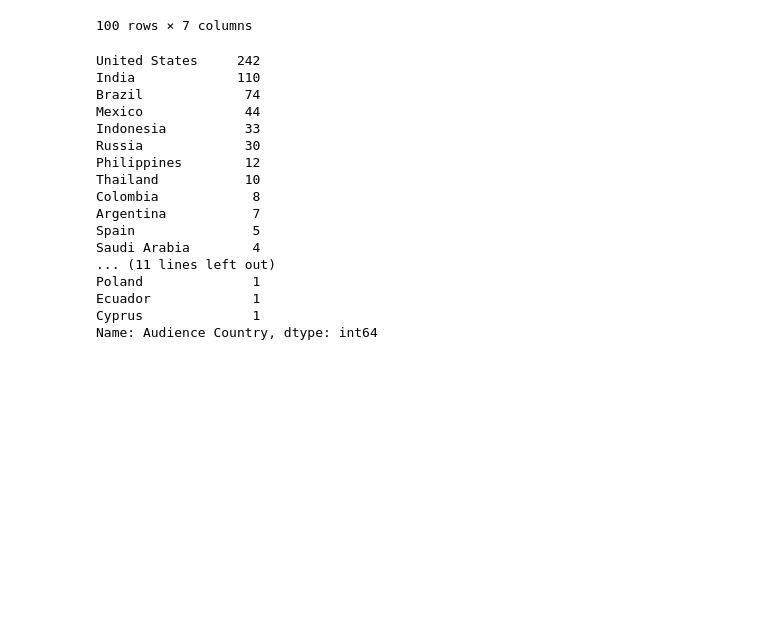
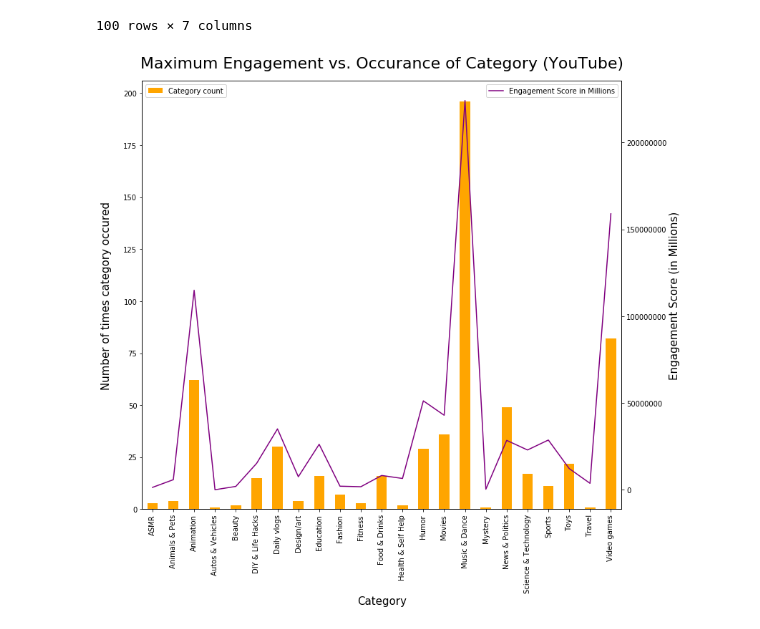
Before and after one commit to mark-m0/Project-1, a Jupyter notebook: SocialInfluencer.ipynb, the cells around one changed output. Saved outputs shown, nothing was run; the diff lists cells and outputs as text; code cells hidden in the pictures; blank space fills up the shorter version.

Commit message:
add the script for Maximum Engagement vs. Occurance of Category (YouTube)

```diff
--- a/SocialInfluencer.ipynb
+++ b/SocialInfluencer.ipynb
@@ -210,23 +213,27 @@ display(youtubeFile_2)
 | 98 | 99 | ABP News | 32300000 | 9,850,740,503 | 209351.0 | People & Blogs | 2012 |
 | 99 | 100 | Desi Music Factory | 32200000 | 9,115,577,588 | 122.0 | Music | 2014 |
 100 rows × 7 columns
-# %%
-clean_yt['Audience Country'].value_counts()
-# %% [output]
-United States     242
-India             110
-Brazil             74
-Mexico             44
-Indonesia          33
-Russia             30
-Philippines        12
-Thailand           10
-Colombia            8
-Argentina           7
-Spain               5
-Saudi Arabia        4
-... (11 lines left out)
-Poland              1
-Ecuador             1
-Cyprus              1
-Name: Audience Country, dtype: int64
+# %%
+#groupby fnuction on categories from youtube data
+groupby_clean_yt = clean_yt.groupby(["Category"])
+groupby_clean_yt_bar=pd.DataFrame(groupby_clean_yt["Category"].count())
+groupby_clean_yt_line=pd.DataFrame(groupby_clean_yt["Authenticengagement"].sum())
+
+#plot line chart on axis# 1
+catEngagementPlot=groupby_clean_yt_bar.plot(kind="bar",figsize=(12,11),rot=90,color="orange")
+plt.ylabel("Number of times category occured", labelpad=16,fontsize=15)
+plt.xlabel("Category",fontsize=15)
+plt.title("Maximum Engagement vs. Occurance of Category (YouTube)", y=1.02, fontsize=22)
+text=plt.legend(loc="upper left")
+text.get_texts()[0].set_text('Category count')
+
+
+#set up second axis
+ax2 = catEngagementPlot.twinx()
+ax2.plot(groupby_clean_yt_line,color="purple")
+ax2.set_ylabel("Engagement Score (in Millions)",fontsize=15)
+ax2.legend(['Engagement Score in Millions'], loc="upper right")
+current_values = plt.gca().get_yticks()
+ax2 = plt.gca().set_yticklabels(['{:.0f}'.format(x) for x in current_values])
+# %% [output]
+[figure, added]
```
Also changed, not shown: parts of 3 cells of this notebook, 1 other file.
